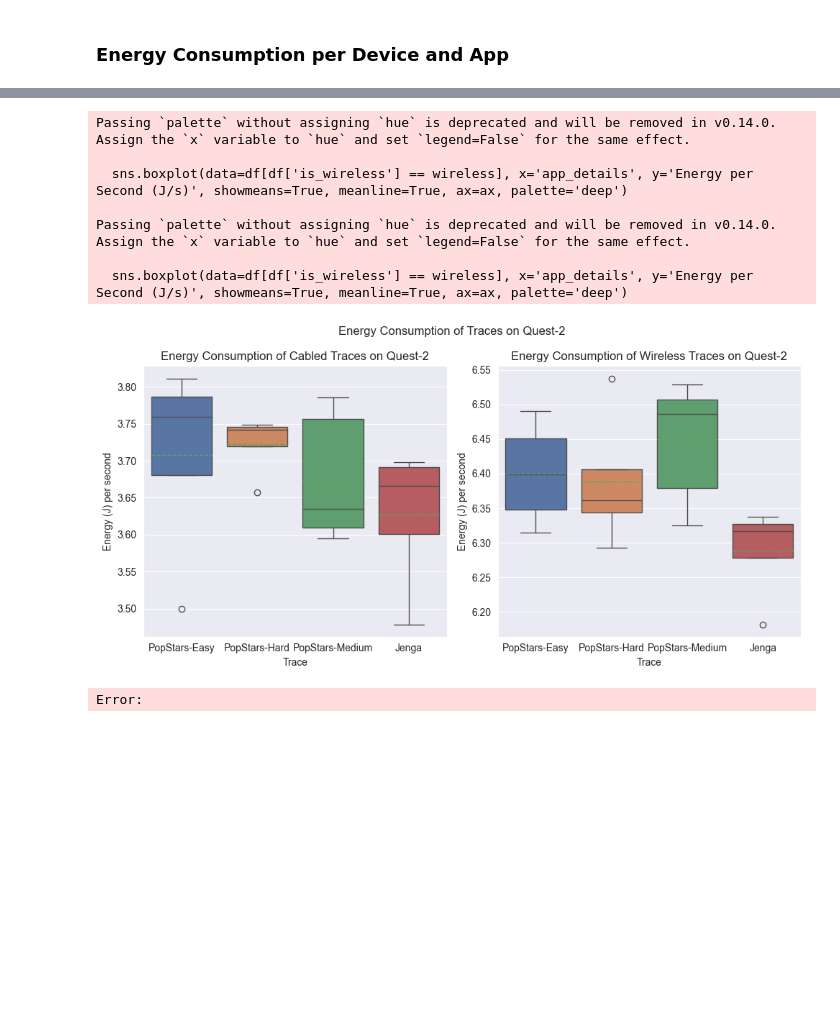
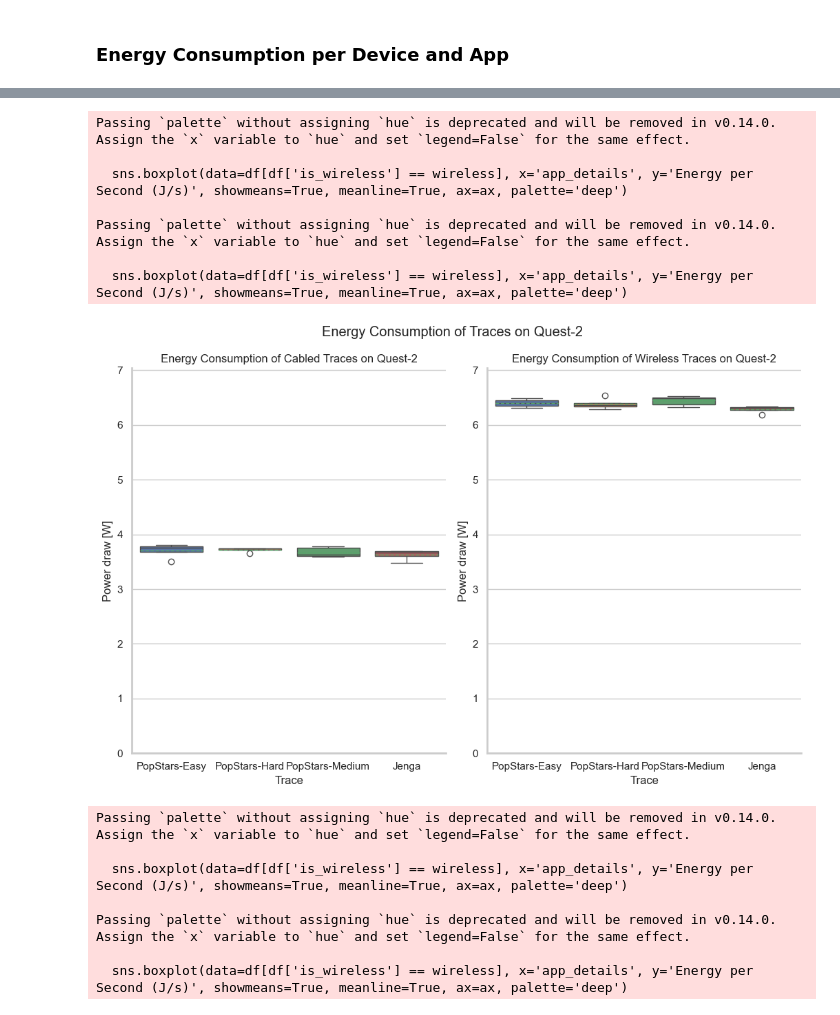
Before and after one commit to Raiduy/librnr-experiments, a Jupyter notebook: analysis_BM.ipynb, the cells around one changed output, grey strips where cells are left out. Drawn from its saved outputs; the diff is of its cells as text; code cells hidden in the pictures; blank space fills up the shorter version.

```diff
--- a/analysis_BM.ipynb
+++ b/analysis_BM.ipynb
@@ -84,10 +100,11 @@ bm.to_csv('overall_energy.csv', index=False)
 # Plots
 # %% [markdown]
 ### Setting Figure Style
-# %%
-plt.rcParams['font.family'] = 'Arial'
-sns.set_style("darkgrid")
-sns.set_palette("deep")
+# %%
+plt.rcParams['font.family'] = 'Arial'
+custom_params = {"axes.spines.right": False, "axes.spines.top": False, "axes.grid": True, "axes.linewidth": 2.0}
+sns.set_theme(style="whitegrid", rc=custom_params)
+sns.set_palette("deep")
 # %% [markdown]
 ### Totals per device
 # %%
@@ -132,35 +149,44 @@ plot_apps_by_device(bm, 'Quest-Pro')
+# %%
+bm = bm[bm['app'] != 'PistolWhip']
 # %%
 def plot_traces_per_device(df, device):
     df = df[df['device'] == device]
     unique_apps = df['is_wireless'].unique()
     num_apps = len(unique_apps)
-    fig, axes = plt.subplots(1, num_apps, figsize=(5*num_apps, 5))
+    fig, axes = plt.subplots(1, num_apps, figsize=(5.25*num_apps, 7))
     min_energy = df['Energy per Second (J/s)'].min() - 0.5
     max_energy = df['Energy per Second (J/s)'].max() + 0.5
 
     for i, wireless in enumerate(unique_apps):
         ax = axes[i]
         sns.boxplot(data=df[df['is_wireless'] == wireless], x='app_details', y='Energy per Second (J/s)', showmeans=True, meanline=True, ax=ax, palette='deep')
         if wireless:
             ax.set_title('Energy Consumption of Wireless Traces on ' + device)
         else:
             ax.set_title('Energy Consumption of Cabled Traces on ' + device)
-        ax.set_ylabel('Energy (J) per second')
+        ax.set_ylabel('Power draw [W]')
         ax.set_xlabel('Trace')
 
-        # ax.set_ylim(min_energy, max_energy)
+        ax.set_ylim(0, max_energy)
     fig.suptitle('Energy Consumption of Traces on ' + device)
     plt.tight_layout()
     plt.show()
 
 plot_traces_per_device(bm, 'Quest-2')
+plot_traces_per_device(bm, 'Quest-Pro')
 # %% [output]
 Passing `palette` without assigning `hue` is deprecated and will be removed in v0.14.0. Assign the `x` variable to `hue` and set `legend=False` for the same effect.
 
   sns.boxplot(data=df[df['is_wireless'] == wireless], x='app_details', y='Energy per Second (J/s)', showmeans=True, meanline=True, ax=ax, palette='deep')
 
 Passing `palette` without assigning `hue` is deprecated and will be removed in v0.14.0. Assign the `x` variable to `hue` and set `legend=False` for the same effect.
 
   sns.boxplot(data=df[df['is_wireless'] == wireless], x='app_details', y='Energy per Second (J/s)', showmeans=True, meanline=True, ax=ax, palette='deep')
-[figure, old version]
+[figure, new version]
-Error:
+Passing `palette` without assigning `hue` is deprecated and will be removed in v0.14.0. Assign the `x` variable to `hue` and set `legend=False` for the same effect.
+
+  sns.boxplot(data=df[df['is_wireless'] == wireless], x='app_details', y='Energy per Second (J/s)', showmeans=True, meanline=True, ax=ax, palette='deep')
+
+Passing `palette` without assigning `hue` is deprecated and will be removed in v0.14.0. Assign the `x` variable to `hue` and set `legend=False` for the same effect.
+
+  sns.boxplot(data=df[df['is_wireless'] == wireless], x='app_details', y='Energy per Second (J/s)', showmeans=True, meanline=True, ax=ax, palette='deep')
```
Also changed, not shown: parts of 4 cells of this notebook.
